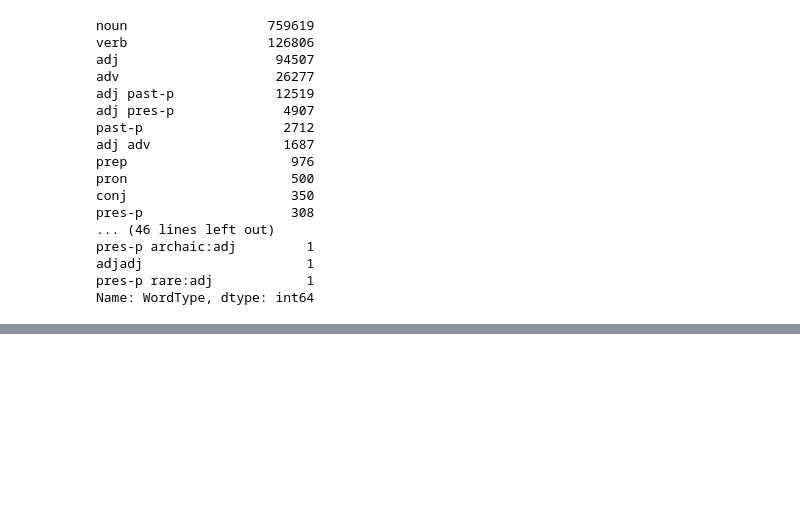
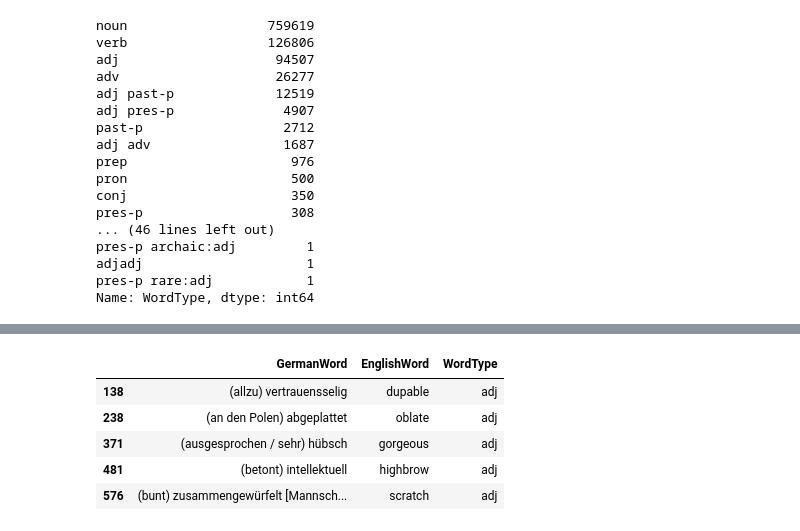
Before and after one commit to sdaros/placeword, a Jupyter notebook: dictcc_dictionary.ipynb, the cells around one changed output, grey strips where cells are left out. Drawn from its saved outputs; the diff is of its cells as text; code cells hidden in the pictures; blank space fills up the shorter version.

```diff
--- a/dictcc_dictionary.ipynb
+++ b/dictcc_dictionary.ipynb
@@ -163,0 +184,9 @@ single_word_adjectives[lt_x_letters].describe()
+# %%
+adjectives.head()
+# %% [output]
+|  | GermanWord | EnglishWord | WordType |
+| 138 | (allzu) vertrauensselig | dupable | adj |
+| 238 | (an den Polen) abgeplattet | oblate | adj |
+| 371 | (ausgesprochen / sehr) hübsch | gorgeous | adj |
+| 481 | (betont) intellektuell | highbrow | adj |
+| 576 | (bunt) zusammengewürfelt [Mannsch... | scratch | adj |
```
Also changed, not shown: parts of 23 cells of this notebook.
